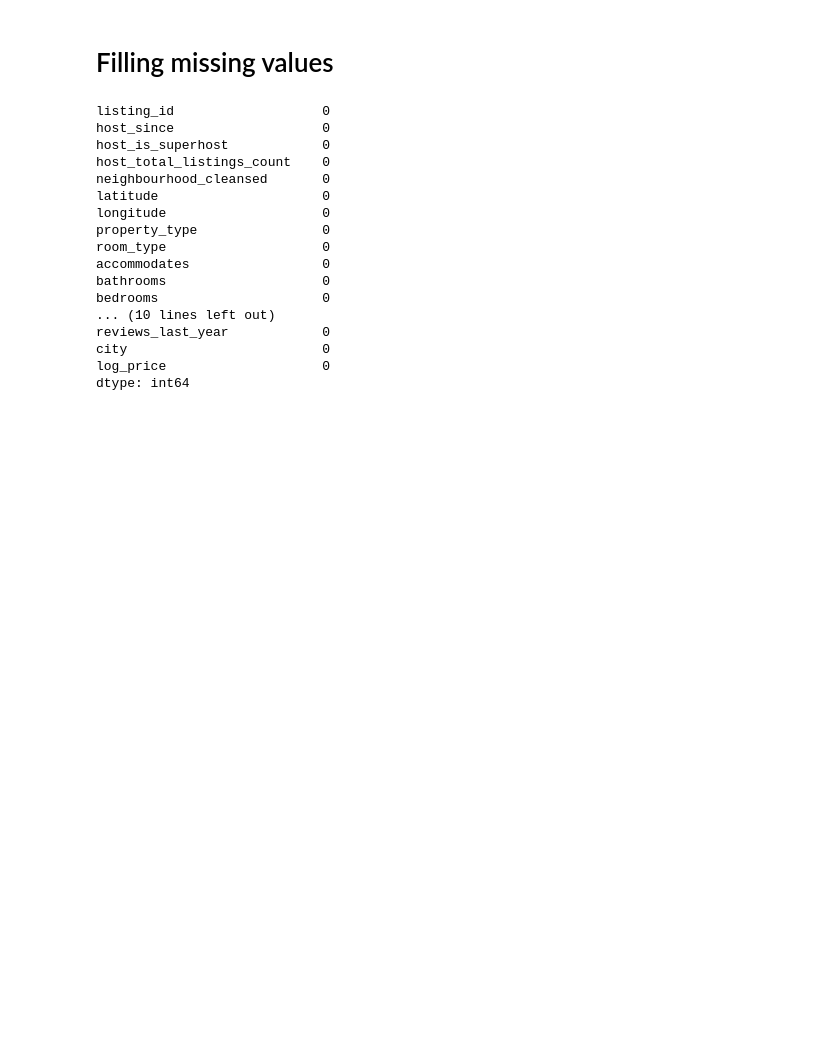
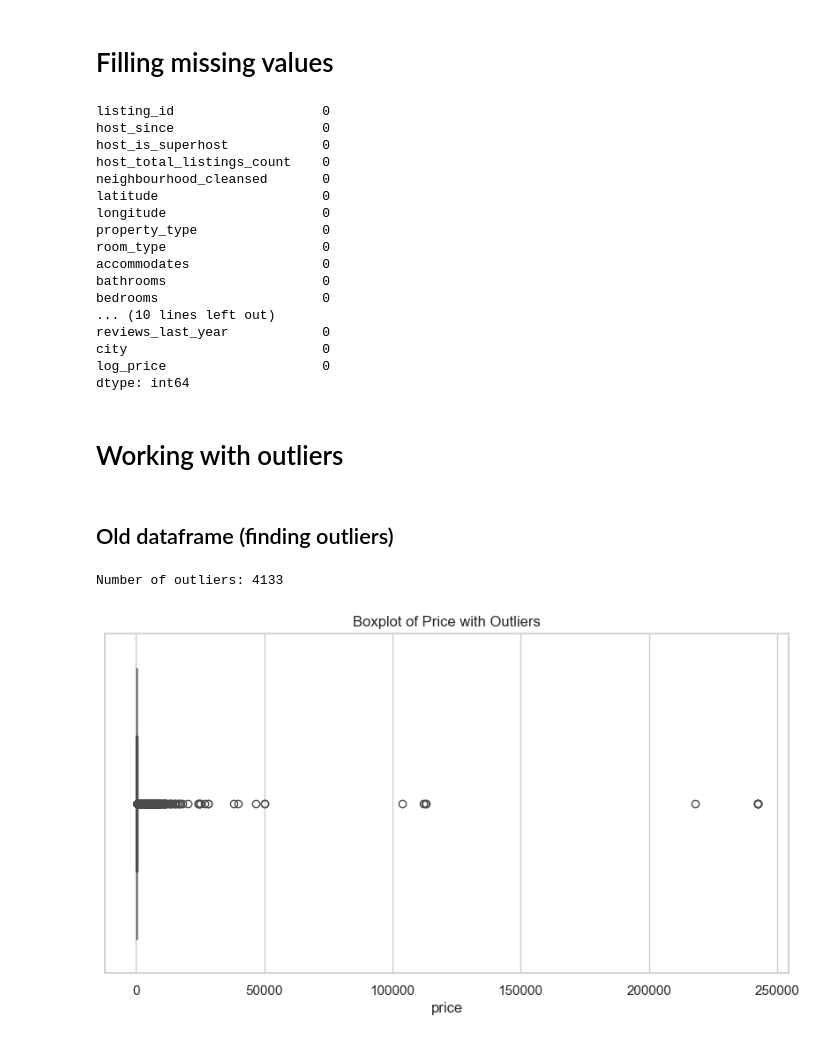
Before and after one commit to anna-kryvulia/Econometrics_project_Airbnb, a Jupyter notebook: file1.ipynb, the cells around one changed output. Saved outputs shown, nothing was run; the diff lists cells and outputs as text; code cells hidden in the pictures; blank space fills up the shorter version.

```diff
--- a/file1.ipynb
+++ b/file1.ipynb
@@ -57,3 +66,31 @@ reviews_last_year            0
 city                         0
 log_price                    0
 dtype: int64
+# %% [markdown]
+# Working with outliers
+# %% [markdown]
+## Old dataframe (finding outliers)
+# %%
+def get_outliers_info(df, column_name):
+    Q1 = df[column_name].quantile(0.25)
+    Q3 = df[column_name].quantile(0.75)
+    IQR = Q3 - Q1
+
+    lower_bound = Q1 - 1.5 * IQR
+    upper_bound = Q3 + 1.5 * IQR
+
+    outliers = df[(df[column_name] < lower_bound) | (df[column_name] > upper_bound)]
+
+    print(f"Number of outliers: {len(outliers)}")
+
+    return outliers, (lower_bound, upper_bound)
+
+price_outliers, bounds = get_outliers_info(df, 'price')
+
+plt.figure(figsize=(10, 5))
+sns.boxplot(x=df['price'])
+plt.title('Boxplot of Price with Outliers')
+plt.show()
+# %% [output]
+Number of outliers: 4133
+[figure, added]
```
Also changed, not shown: parts of 20 cells of this notebook, 1 other file.
